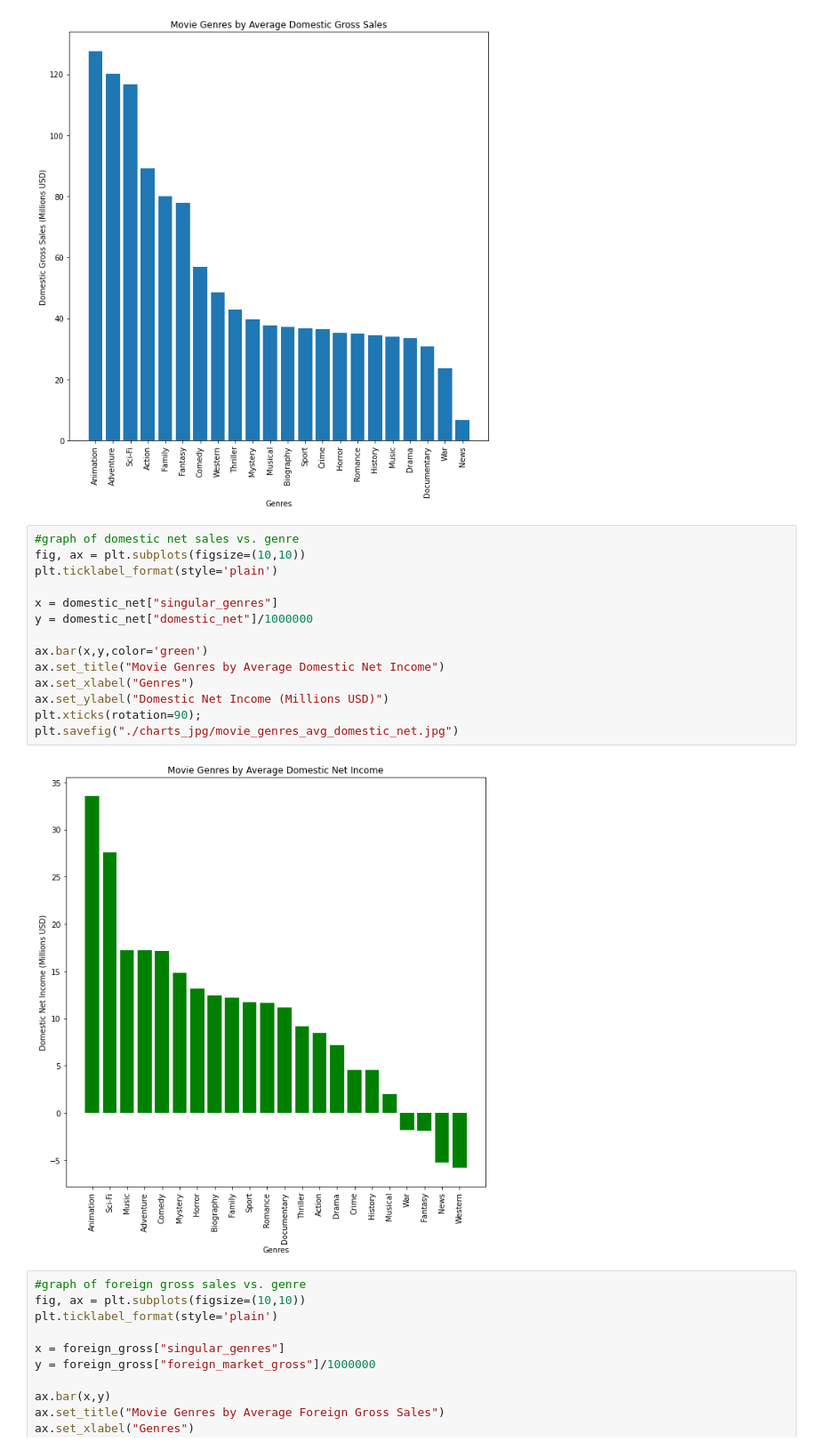
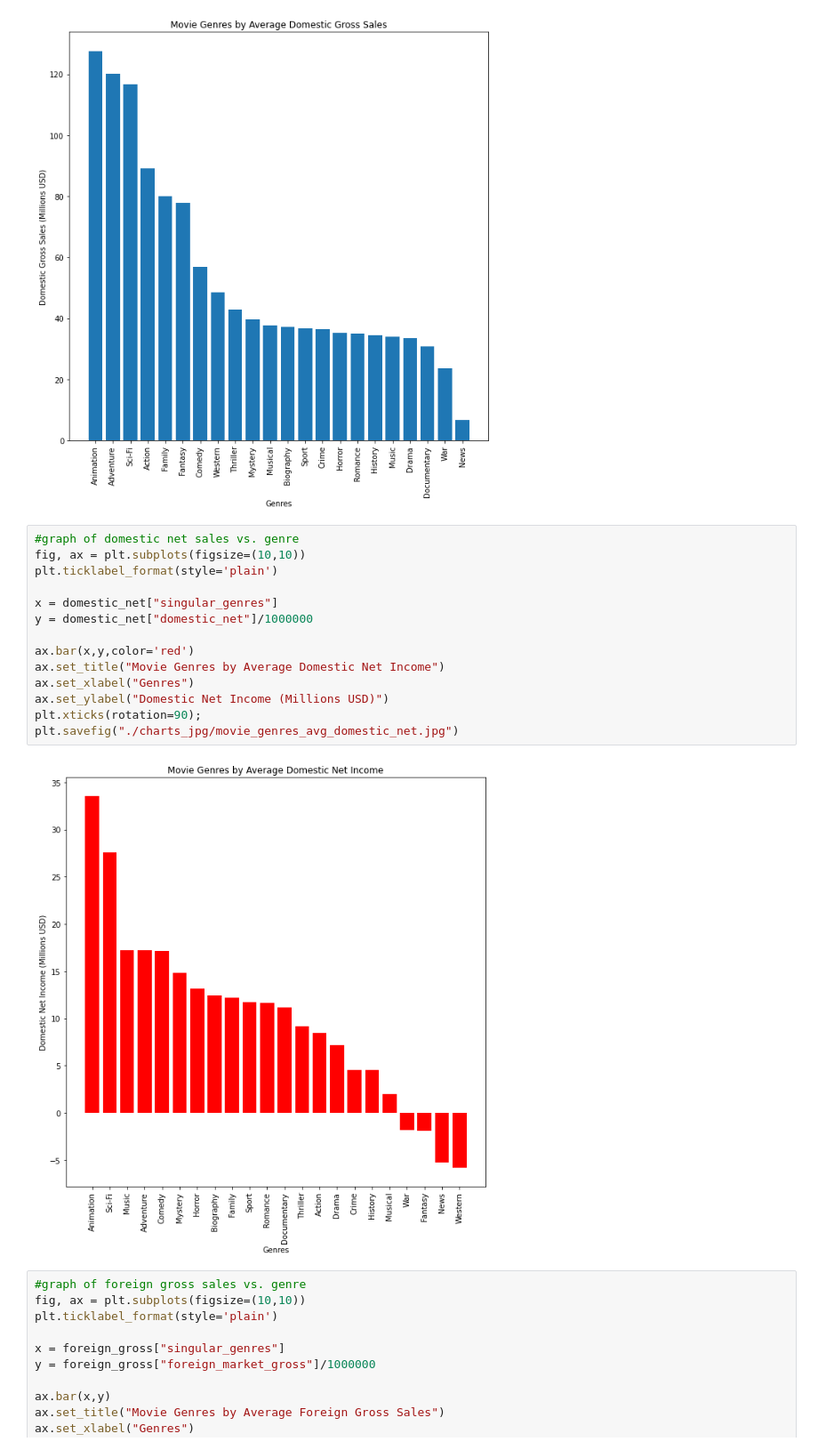
Before and after one commit to anita-camlic/Movie_Studio_Analysis, a Jupyter notebook: Movie Studio Analysis.ipynb, the cells around one changed output. Shown: that part at 89% size. Drawn from its saved outputs; the diff is of its cells as text.

```diff
--- a/Movie Studio Analysis.ipynb
+++ b/Movie Studio Analysis.ipynb
@@ -940,19 +946,19 @@ plt.savefig("./charts_jpg/movie_genres_avg_domestic_gross.jpg")
 # %%
 #graph of domestic net sales vs. genre
 fig, ax = plt.subplots(figsize=(10,10))
 plt.ticklabel_format(style='plain')
 
 x = domestic_net["singular_genres"]
 y = domestic_net["domestic_net"]/1000000
 
-ax.bar(x,y,color='green')
+ax.bar(x,y,color='red')
 ax.set_title("Movie Genres by Average Domestic Net Income")
 ax.set_xlabel("Genres")
 ax.set_ylabel("Domestic Net Income (Millions USD)")
 plt.xticks(rotation=90);
 plt.savefig("./charts_jpg/movie_genres_avg_domestic_net.jpg")
 # %% [output]
-[figure, old version]
+[figure, new version]
 # %%
 #graph of foreign gross sales vs. genre
 fig, ax = plt.subplots(figsize=(10,10))
```
Also changed, not shown: parts of 12 cells of this notebook, 2 other files.
